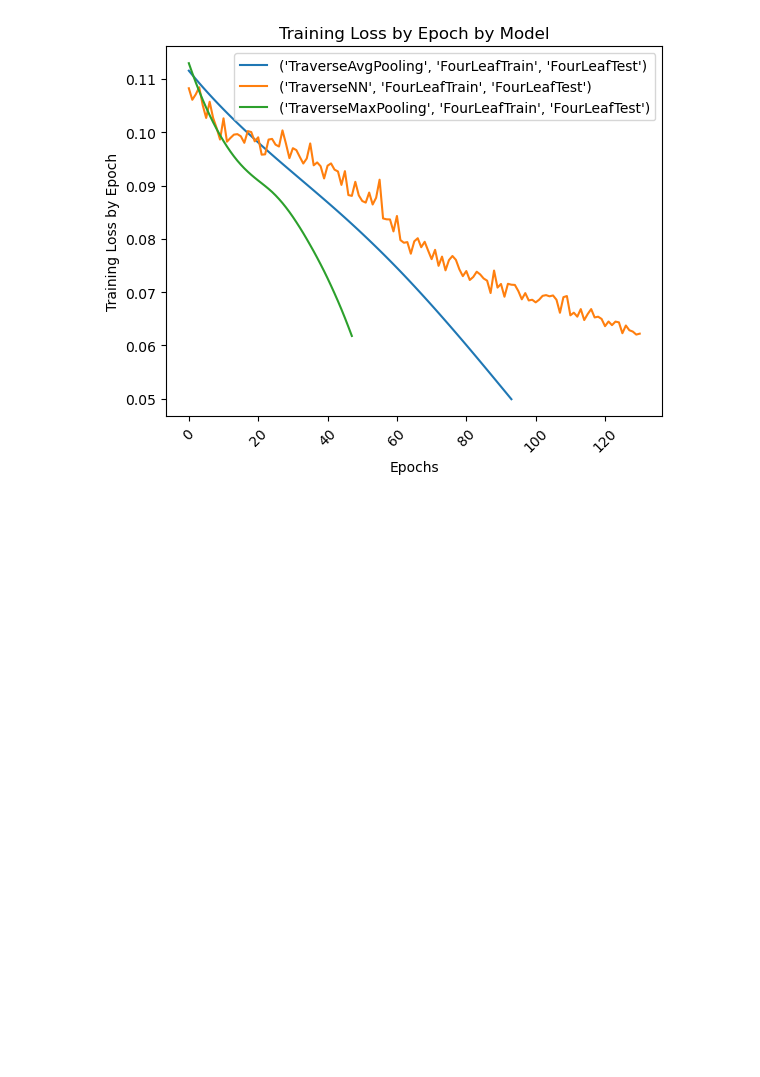
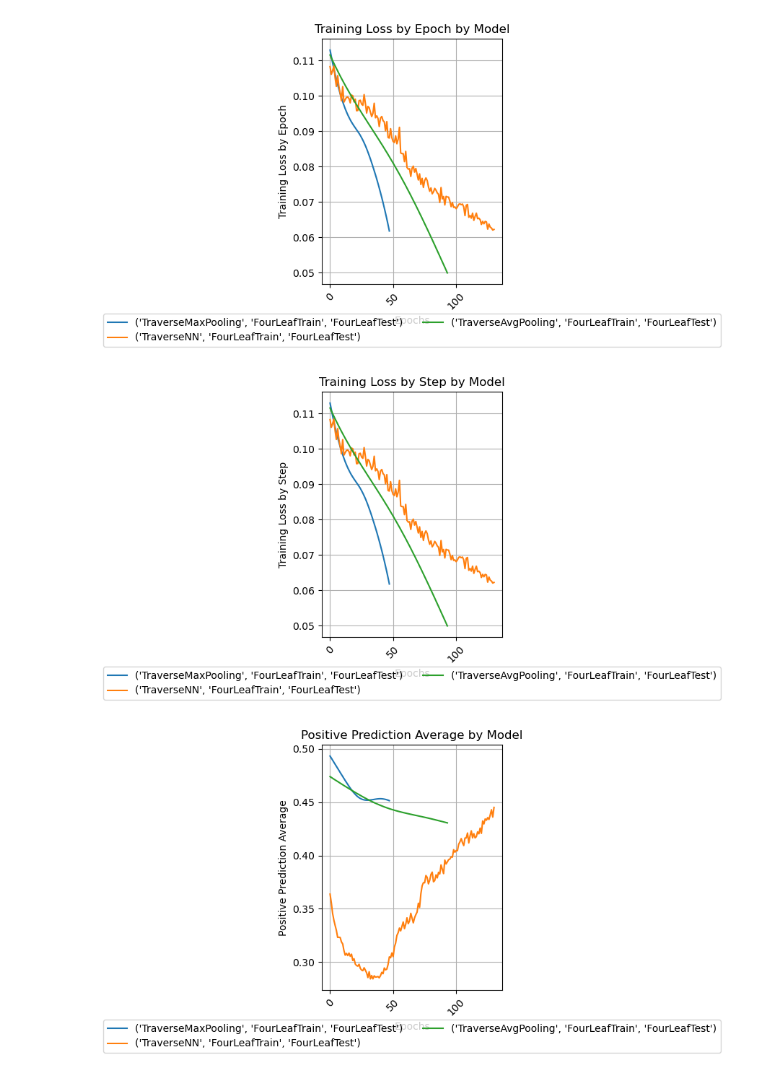
Before and after one commit to matsengrp/dpvt-experiments-1, a Jupyter notebook: train/plot_final_csv.ipynb, the cells around one changed output. Saved outputs shown, nothing was run; the diff lists cells and outputs as text; code cells hidden in the pictures; blank space fills up the shorter version.

```diff
--- a/train/plot_final_csv.ipynb
+++ b/train/plot_final_csv.ipynb
@@ -13 +11,5 @@ import tbparse
 To enable the following instructions: SSE4.1 SSE4.2 AVX AVX2 FMA, in other operations, rebuild TensorFlow with the appropriate compiler flags.
+# %%
+final_csv_path = './result_csvs_and_pdfs/FINAL.csv'
+final_df = pd.read_csv(final_csv_path)
+final_df
@@ -14,6 +22,4 @@ To enable the following instructions: SSE4.1 SSE4.2 AVX AVX2 FMA, in other opera
 # %%
-final_csv_path = 'result_csvs/FINAL.csv'
-final_df = pd.read_csv(final_csv_path)
 final_df['label'] = final_df[['model','train_data','test_data']].apply(lambda x:'\n'.join(x), axis=1)
-final_df['label_set'] = (final_df['model'], final_df['train_data'], final_df['test_data'])
 final_df['percent_epochs'] = final_df['train_epochs']/final_df['max_epochs']
+final_df.columns
@@ -80,21 +85,29 @@ for x_title,x_col in x_measures.items():
 # %%
 # line plots over epochs (using lightning logs)
 
 x_measures = {
   "Training Loss by Epoch": "train_loss_epoch",
+  "Training Loss by Step": "train_loss_step",
+  "Positive Prediction Average": "pos_prediction_avg",
+  "Negative Prediction Average": "neg_prediction_avg",
 }
 
 for x_title,x_col in x_measures.items():
     for key,df in train_dfs.items():
         df_tag = df[df.tag == x_col]
         plt.plot(df_tag.step, df_tag.value, label=key)
 
     plt.xlabel("Epochs")
     plt.ylabel(f"{x_title}")
     plt.title(f"{x_title} by Model")
     plt.xticks(rotation=45)
 
-    plt.legend()
+    plt.legend(loc="upper center", bbox_to_anchor=(0.5, -0.1), ncol=2)
+    # plt.tight_layout()
+    plt.grid()
+    plt.savefig(f'result_csvs_and_pdfs/{x_col}.lineplot.pdf')
     plt.show()
 # %% [output]
-[figure, old version]
+[figure, new version]
+[figure, added]
+[figure, added]
```
Also changed, not shown: parts of 6 cells of this notebook, 4 other files.
